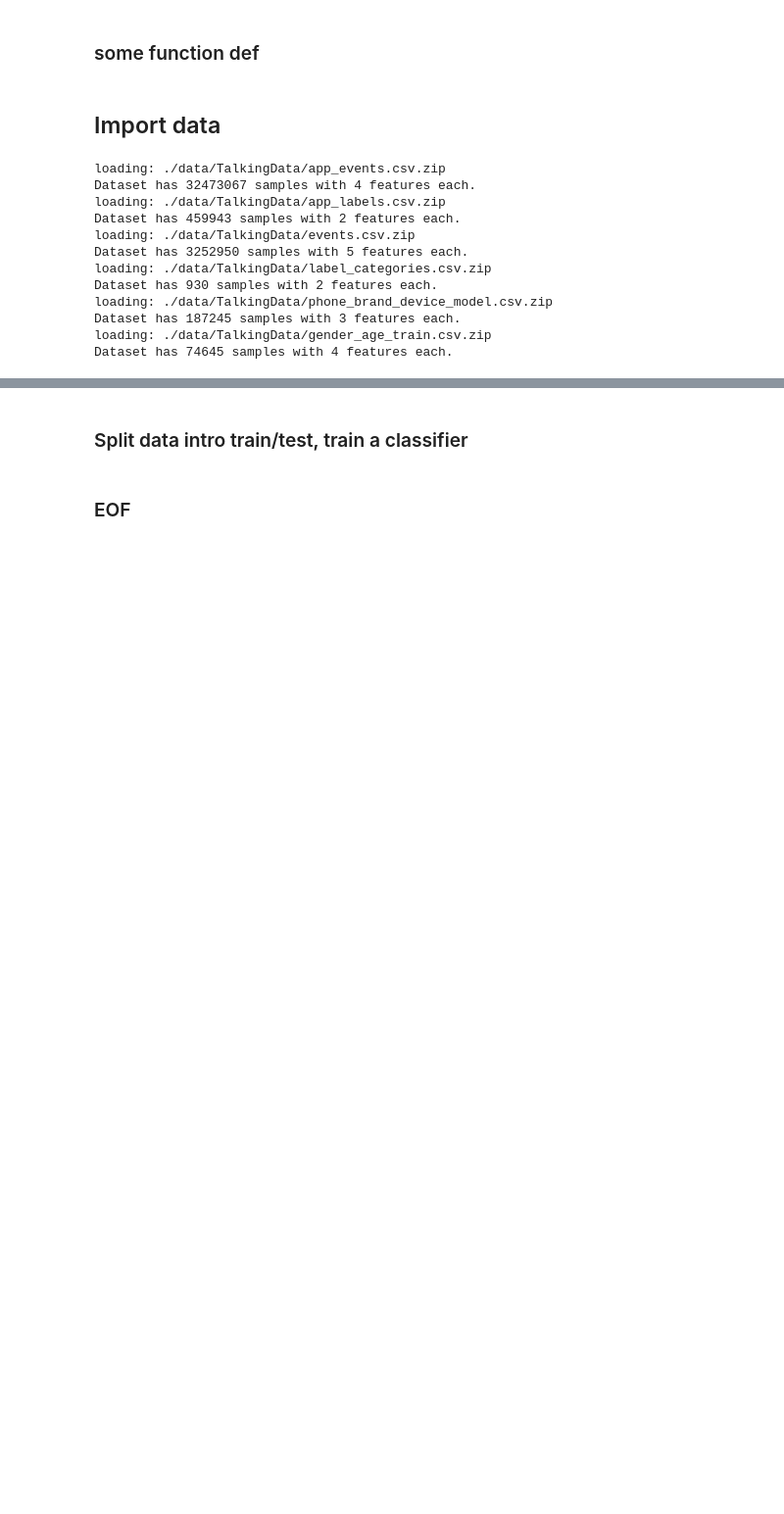
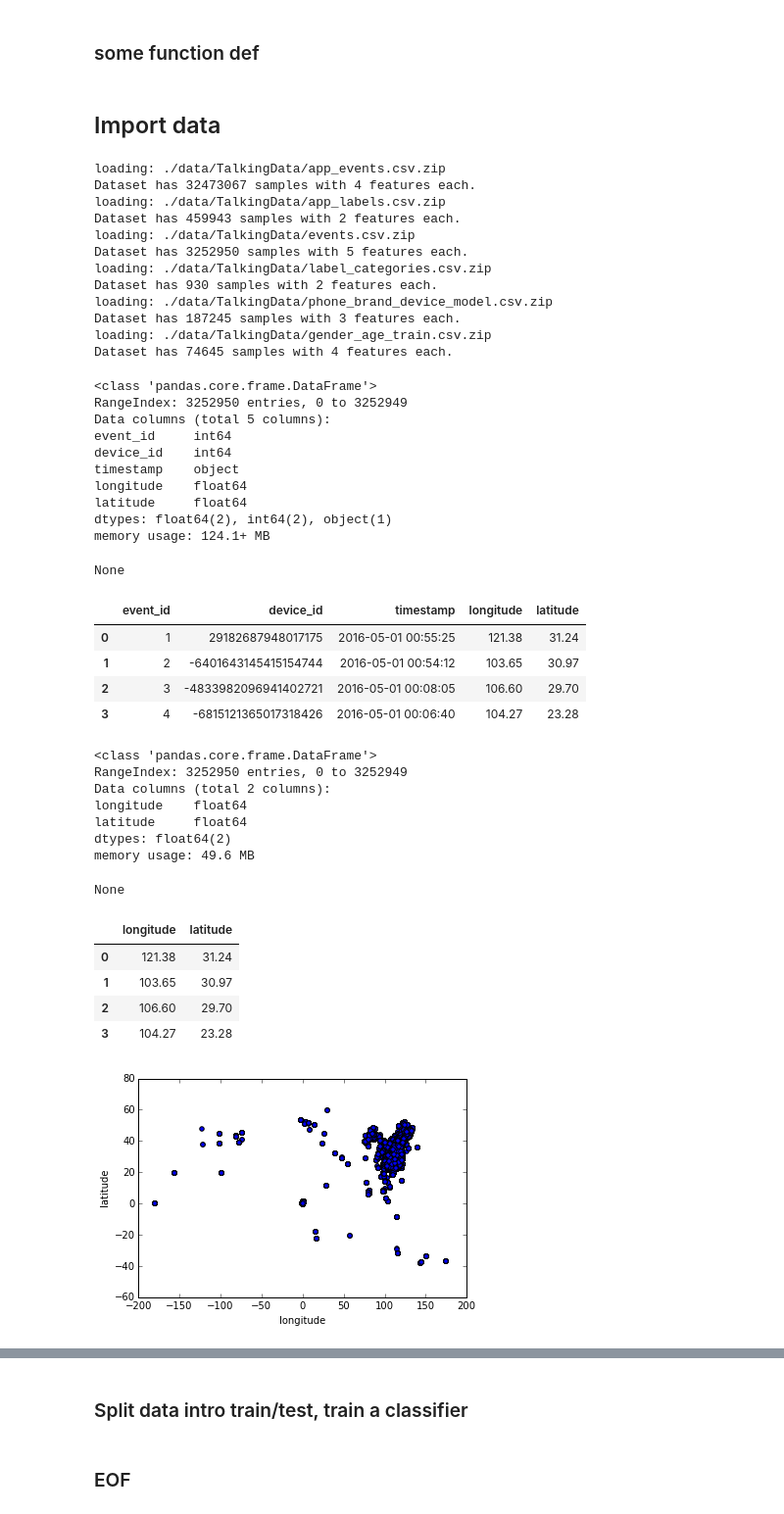
Before and after one commit to llathrop/Kagglescripts, a Jupyter notebook: TalkingData.ipynb, the cells around one changed output, grey strips where cells are left out. Shown at 98% size. Saved outputs shown, nothing was run; the diff lists cells and outputs as text; code cells hidden in the pictures; blank space fills up the shorter version.

Commit message:
feat:cluster the location fields

```diff
--- a/TalkingData.ipynb
+++ b/TalkingData.ipynb
@@ -171,3 +171,47 @@ loading: ./data/TalkingData/phone_brand_device_model.csv.zip
 Dataset has 187245 samples with 3 features each.
 loading: ./data/TalkingData/gender_age_train.csv.zip
 Dataset has 74645 samples with 4 features each.
+# %%
+#cluster the locations in the event
+display(events.info())
+display(events.head(4))
+
+locations=events.drop(['event_id','device_id','timestamp'],1)
+
+display(locations.info())
+display(locations.head(4))
+
+locations.plot(kind='scatter',x='longitude',y='latitude')
+plt.show()
+plt.close()
+# %% [output]
+<class 'pandas.core.frame.DataFrame'>
+RangeIndex: 3252950 entries, 0 to 3252949
+Data columns (total 5 columns):
+event_id     int64
+device_id    int64
+timestamp    object
+longitude    float64
+latitude     float64
+dtypes: float64(2), int64(2), object(1)
+memory usage: 124.1+ MB
+None
+|  | event_id | device_id | timestamp | longitude | latitude |
+| 0 | 1 | 29182687948017175 | 2016-05-01 00:55:25 | 121.38 | 31.24 |
+| 1 | 2 | -6401643145415154744 | 2016-05-01 00:54:12 | 103.65 | 30.97 |
+| 2 | 3 | -4833982096941402721 | 2016-05-01 00:08:05 | 106.60 | 29.70 |
+| 3 | 4 | -6815121365017318426 | 2016-05-01 00:06:40 | 104.27 | 23.28 |
+<class 'pandas.core.frame.DataFrame'>
+RangeIndex: 3252950 entries, 0 to 3252949
+Data columns (total 2 columns):
+longitude    float64
+latitude     float64
+dtypes: float64(2)
+memory usage: 49.6 MB
+None
+|  | longitude | latitude |
+| 0 | 121.38 | 31.24 |
+| 1 | 103.65 | 30.97 |
+| 2 | 106.60 | 29.70 |
+| 3 | 104.27 | 23.28 |
+[figure, added]
```
Also changed, not shown: parts of 6 cells of this notebook.
